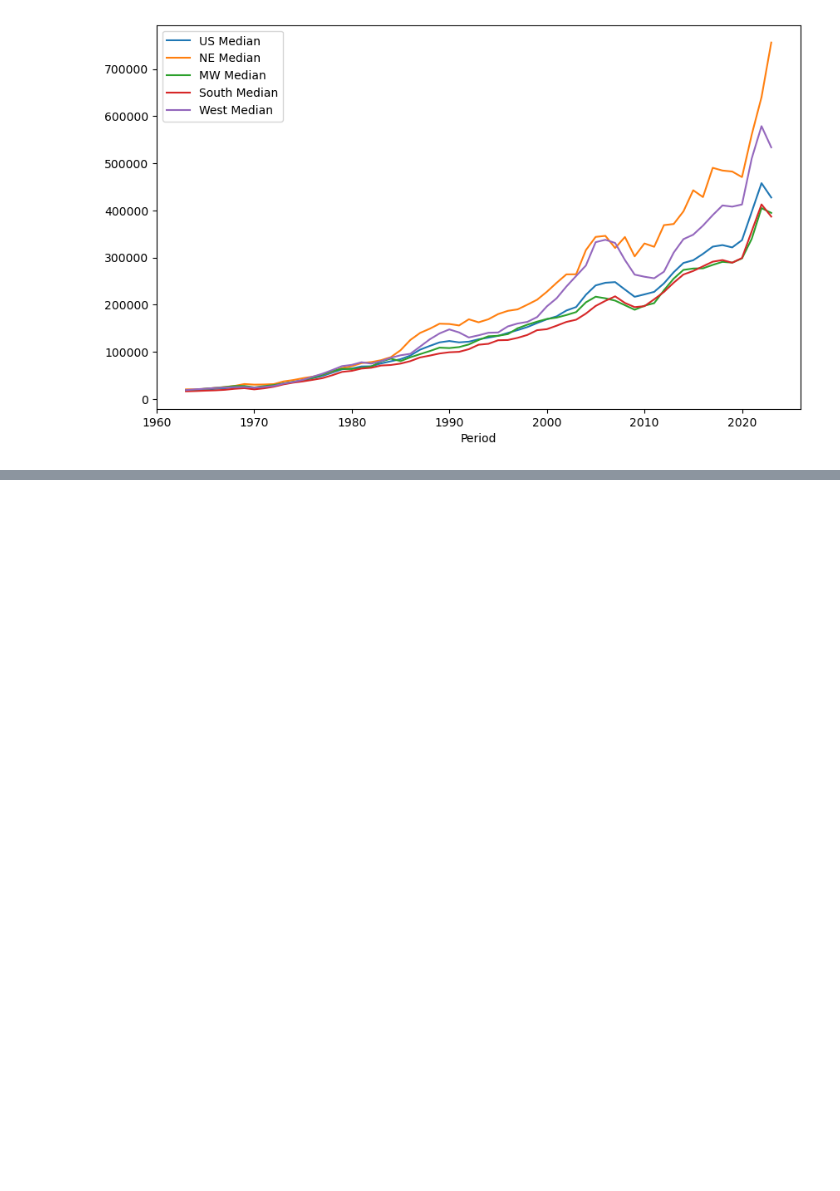
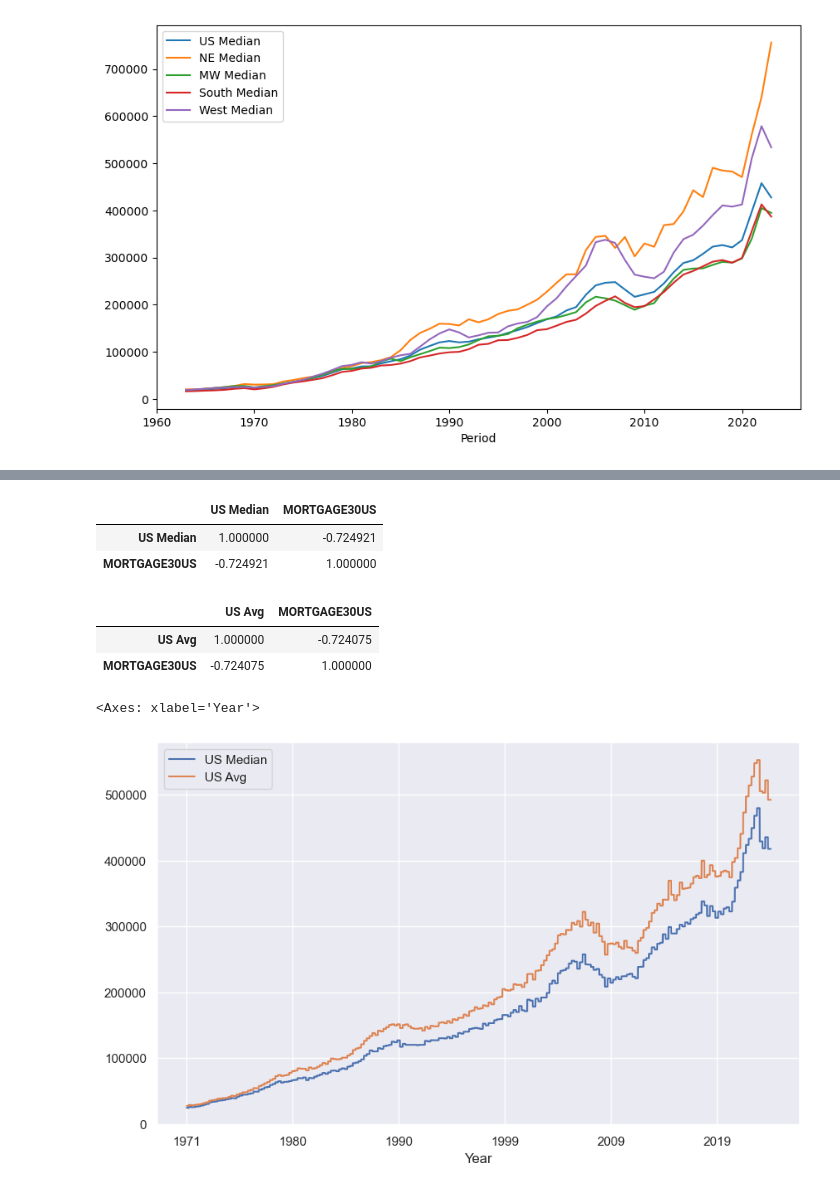
Before and after one commit to mwestonjr/Capstone, a Jupyter notebook: avg_home_sales.ipynb, the cells around one changed output, grey strips where cells are left out. Cells and saved outputs as stored; diff of their text form; code cells hidden in the pictures; blank space fills up the shorter version.

```diff
--- a/avg_home_sales.ipynb
+++ b/avg_home_sales.ipynb
@@ -358,0 +452,2 @@ home_merge.plot(kind = 'line',
+# %%
+thirty_fixed = pd.read_csv('../capstone/data/MORTGAGE30US.csv')
@@ -358,0 +486,2 @@ home_merge.plot(kind = 'line',
+# %%
+thirty_fixed[["Year", "Month", "Day"]] = thirty_fixed['DATE'].str.split('-', expand = True)
@@ -358,0 +504,2 @@ home_merge.plot(kind = 'line',
+# %%
+thirty_fixed_new = thirty_fixed.drop(columns=['DATE'])
@@ -358,0 +522,4 @@ home_merge.plot(kind = 'line',
+# %%
+fixed_value_merge = pd.merge(value_qrt, thirty_fixed_new,
+                             left_on ='Year', right_on = 'Year',
+                             how = 'inner')
@@ -358,0 +542,22 @@ home_merge.plot(kind = 'line',
+# %%
+median_corr = fixed_value_merge[['US Median', 'MORTGAGE30US']]
+median_corr.corr()
+# %% [output]
+|  | US Median | MORTGAGE30US |
+| US Median | 1.000000 | -0.724921 |
+| MORTGAGE30US | -0.724921 | 1.000000 |
+# %%
+avg_corr = fixed_value_merge[['US Avg', 'MORTGAGE30US']]
+avg_corr.corr()
+# %% [output]
+|  | US Avg | MORTGAGE30US |
+| US Avg | 1.000000 | -0.724075 |
+| MORTGAGE30US | -0.724075 | 1.000000 |
+# %%
+fixed_value_merge.plot(kind = 'line',
+                       x = 'Year',
+                       y = ['US Median', 'US Avg'],
+                       figsize = (10,6))
+# %% [output]
+<Axes: xlabel='Year'>
+[figure, added]
```
Also changed, not shown: parts of 68 cells of this notebook, 1 other file.
